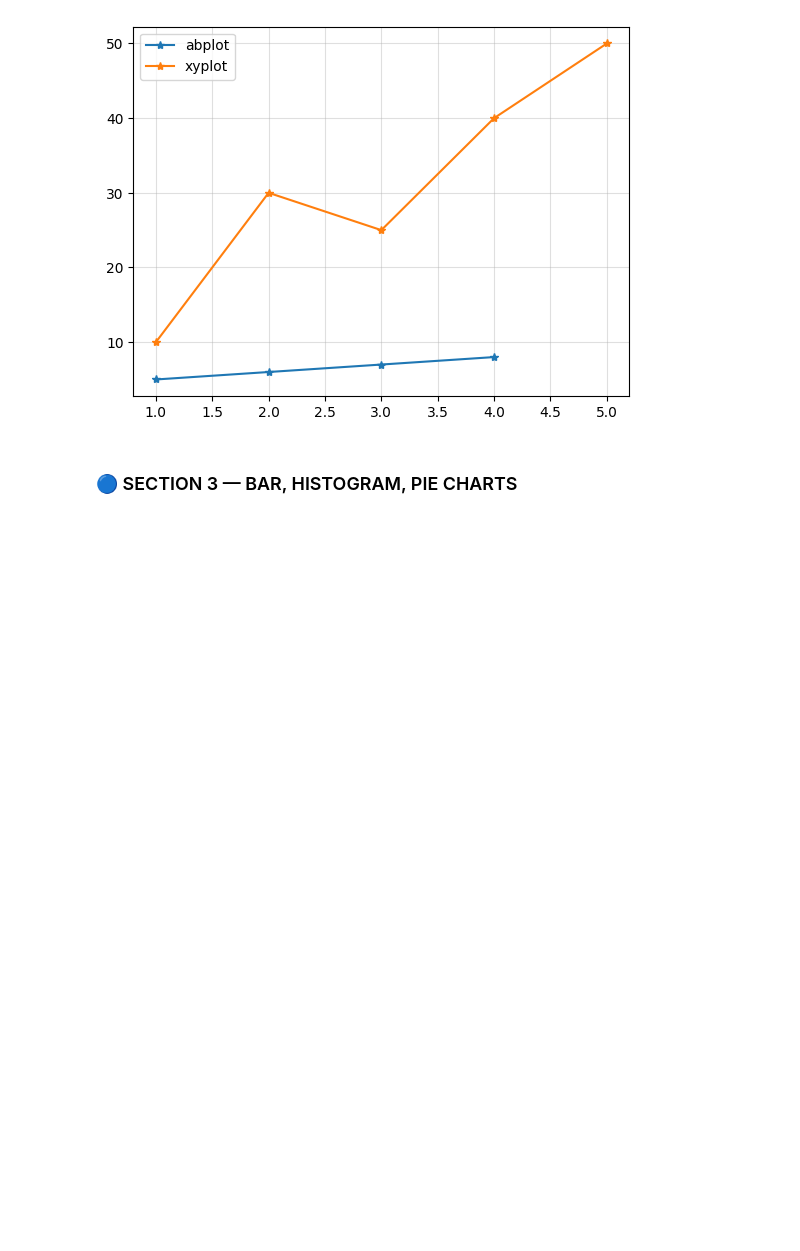
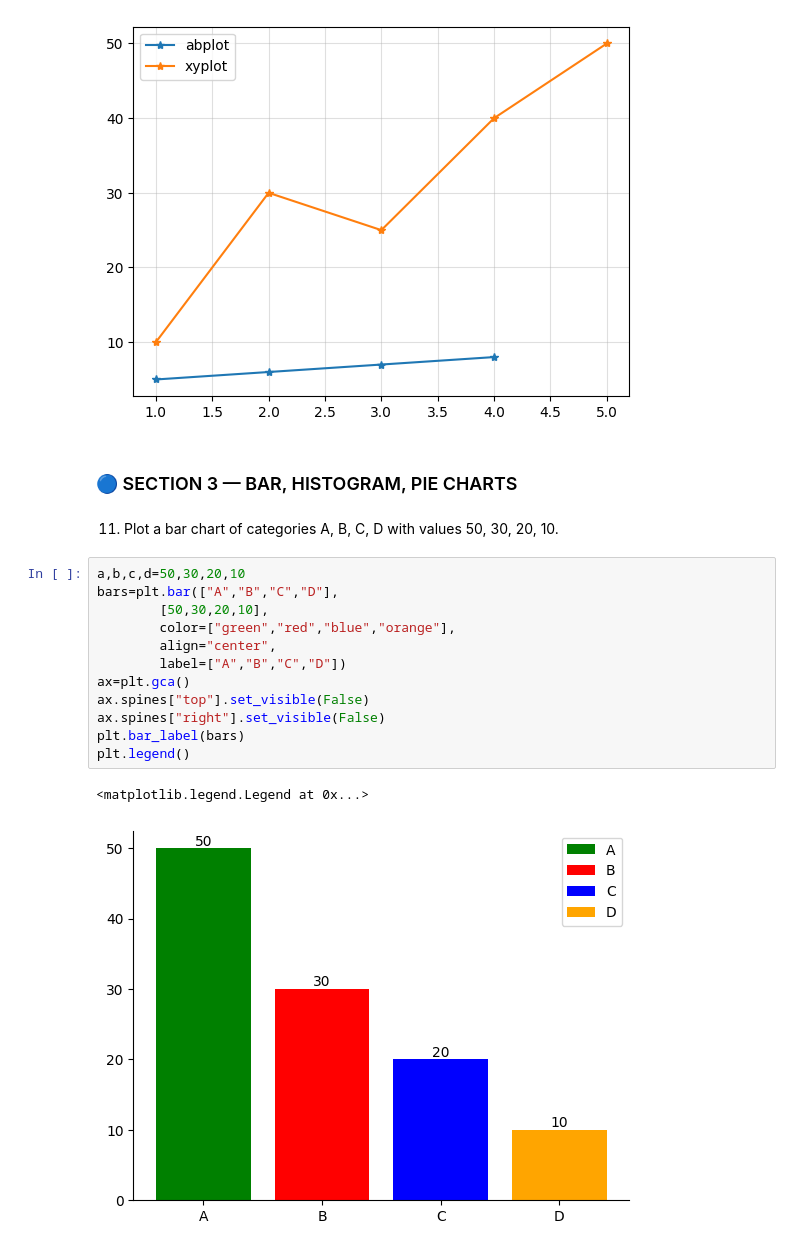
Before and after one commit to sagarnbeedi-analytics/data-analytics-portfolio, a Jupyter notebook: PYTHON/practicing_python_libraries/python_files/matplotlib.ipynb, the cells around one changed output. Drawn from its saved outputs; the diff is of its cells as text; blank space fills up the shorter version.

Commit message:
practicing matplotlib
practicing matplotlib

```diff
--- a/PYTHON/practicing_python_libraries/python_files/matplotlib.ipynb
+++ b/PYTHON/practicing_python_libraries/python_files/matplotlib.ipynb
@@ -195,3 +195,20 @@ plt.grid(True,alpha=0.4)
 [figure]
 # %% [markdown]
 ### 🔵 SECTION 3 — BAR, HISTOGRAM, PIE CHARTS
+# %% [markdown]
+11. Plot a bar chart of categories A, B, C, D with values 50, 30, 20, 10.
+# %%
+a,b,c,d=50,30,20,10
+bars=plt.bar(["A","B","C","D"],
+        [50,30,20,10],
+        color=["green","red","blue","orange"],
+        align="center",
+        label=["A","B","C","D"])
+ax=plt.gca()
+ax.spines["top"].set_visible(False)
+ax.spines["right"].set_visible(False)
+plt.bar_label(bars)
+plt.legend()
+# %% [output]
+<matplotlib.legend.Legend at 0x...>
+[figure, added]
```
Also changed, not shown: parts of 15 cells of this notebook.
